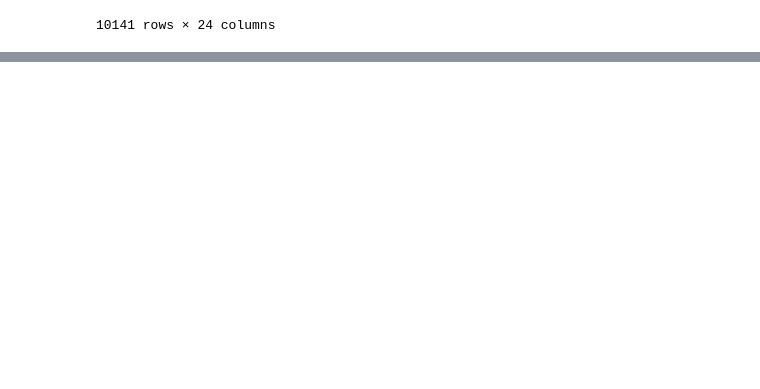
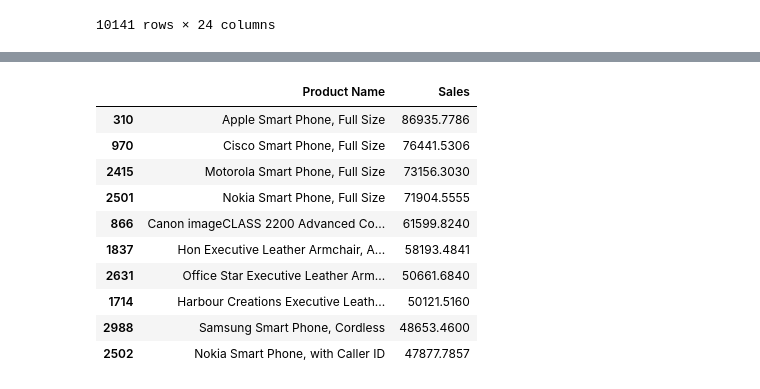
Before and after one commit to AiWriter404/sql-style-business-analysis, a Jupyter notebook: sql-style-business-analysis.ipynb, the cells around one changed output, grey strips where cells are left out. Drawn from its saved outputs; the diff is of its cells as text; code cells hidden in the pictures; blank space fills up the shorter version.

```diff
--- a/sql-style-business-analysis.ipynb
+++ b/sql-style-business-analysis.ipynb
@@ -162,0 +272,22 @@ df[df["Category"] == "Technology"]
+# %%
+top_products = (
+    df.groupby("Product Name")["Sales"]
+      .sum()
+      .reset_index()
+      .sort_values(by="Sales", ascending=False)
+      .head(10)
+)
+
+top_products
+# %% [output]
+|  | Product Name | Sales |
+| 310 | Apple Smart Phone, Full Size | 86935.7786 |
+| 970 | Cisco Smart Phone, Full Size | 76441.5306 |
+| 2415 | Motorola Smart Phone, Full Size | 73156.3030 |
+| 2501 | Nokia Smart Phone, Full Size | 71904.5555 |
+| 866 | Canon imageCLASS 2200 Advanced Co... | 61599.8240 |
+| 1837 | Hon Executive Leather Armchair, A... | 58193.4841 |
+| 2631 | Office Star Executive Leather Arm... | 50661.6840 |
+| 1714 | Harbour Creations Executive Leath... | 50121.5160 |
+| 2988 | Samsung Smart Phone, Cordless | 48653.4600 |
+| 2502 | Nokia Smart Phone, with Caller ID | 47877.7857 |
```
Also changed, not shown: parts of 11 cells of this notebook.
